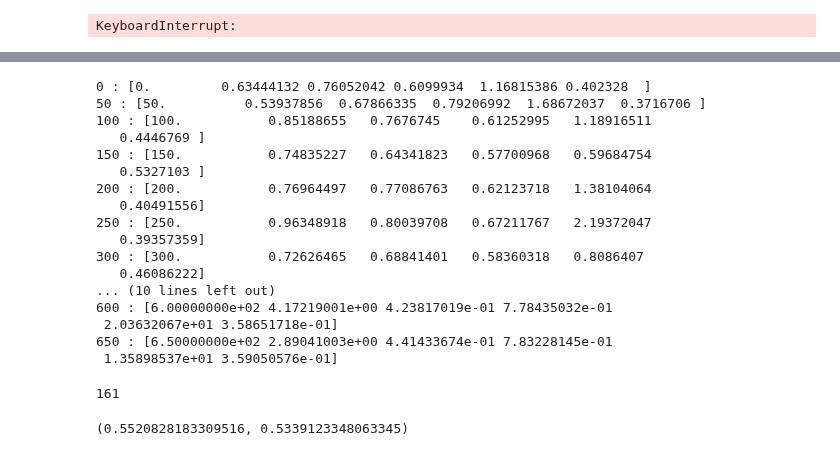
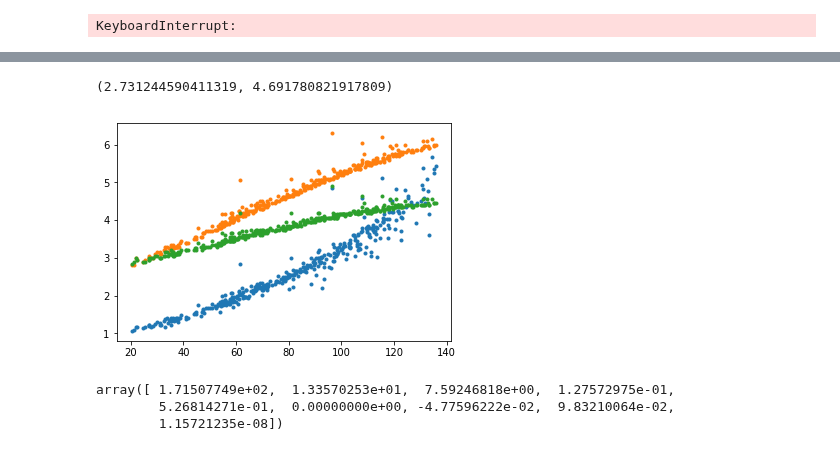
Before and after one commit to p-serna/SpineModel, a Jupyter notebook: Proper Spine Model - Inhibition x2 - Space parameter search CV.ipynb, the cells around one changed output, grey strips where cells are left out. Drawn from its saved outputs; the diff is of its cells as text; code cells hidden in the pictures.

```diff
--- a/Proper Spine Model - Inhibition x2 - Space parameter search CV.ipynb
+++ b/Proper Spine Model - Inhibition x2 - Space parameter search CV.ipynb
@@ -645,11 +749,26 @@ with open("/mnt/data/spine_dofspace.pickle","wb") as f:
+# %%
+plot(spdata['Dss'],times[0][:,1],'.')
+plot(spdata['Dss'],times[2],'.')
+plot(spdata['Dss'],timesr,'.')
+
+mean(times[0][:,1]),mean(times[2])
+# %% [output]
+(2.731244590411319, 4.691780821917809)
+[figure, added]
+# %%
+mes.std(0)/mes.mean(0)
+# %% [output]
+array([ 1.71507749e+02,  1.33570253e+01,  7.59246818e+00,  1.27572975e-01,
+        5.26814271e-01,  0.00000000e+00, -4.77596222e-02,  9.83210064e-02,
+        1.15721235e-08])
 # %%
 fs = [log10(0.05),log10(10.0)]
-n = 10000
+n = 2000
 temp = zeros((n,6))
 factorsf = zeros((n,6))
 for i in range(n):
-    f2,f3,f4,f5 = 10**(rand(4)*(fs[1]-fs[0])+fs[0])
-    f1,f6 = 0.5,1.0
+    f2,f3,f4,f5,f6 = 10**(rand(5)*(fs[1]-fs[0])+fs[0])
+    f1 = 0.5
     factorsf[i,:] = f1,f2,f3,f4,f5,f6
     gtrA = gtrA0*f1
     gtrN = gtrN0*f2
@@ -666,31 +785,13 @@ for i in range(n):
     VDCCa = VDCCa0
     td = 500
     vavg,mes,vtracs,vtracsD,vtracsS,Ctracs,me2,me3,_ = simulateSet(model,spdata,tG = td,ton = 50,toffset = 70,t_stop = 500, EL = EL0,btsr = ones(9)==1,VDCC = VDCCa,dendrec=False)
-    mt = mes.mean(axis=1)
-    st = mes.std(axis=1)
+    mt = mes.mean(axis=0)
+    st = mes.std(axis=0)
     temp[i,:] = [i,mt[3],mt[3]/st[3],mt[1]/st[1],mt[4],mt[4]/st[4]]
     if i%50 == 0:
         print(i,':',temp[i,:])
-        with open("/mnt/data/spine_dofspace2_temp.pickle","wb") as f:
+        with open("/mnt/data/spine_dofspace2c_temp.pickle","wb") as f:
             pickle.dump([factorsf[:i,:],temp[:i,:]],f)
 dendN.Ra = 250
 dendc.Ra = 250
 spdata['Rneck'] = Rneck0*1.0
-# %% [output]
-0 : [0.         0.63444132 0.76052042 0.6099934  1.16815386 0.402328  ]
-50 : [50.          0.53937856  0.67866335  0.79206992  1.68672037  0.3716706 ]
-100 : [100.           0.85188655   0.7676745    0.61252995   1.18916511
-   0.4446769 ]
-150 : [150.           0.74835227   0.64341823   0.57700968   0.59684754
-   0.5327103 ]
-200 : [200.           0.76964497   0.77086763   0.62123718   1.38104064
-   0.40491556]
-250 : [250.           0.96348918   0.80039708   0.67211767   2.19372047
-   0.39357359]
-300 : [300.           0.72626465   0.68841401   0.58360318   0.8086407
-   0.46086222]
-... (10 lines left out)
-600 : [6.00000000e+02 4.17219001e+00 4.23817019e-01 7.78435032e-01
- 2.03632067e+01 3.58651718e-01]
-650 : [6.50000000e+02 2.89041003e+00 4.41433674e-01 7.83228145e-01
- 1.35898537e+01 3.59050576e-01]
@@ -703,7 +797,0 @@ vavg,mes,vtracs,vtracsD,vtracsS,Ctracs,me2,me3,_ = simulateSet(model,spdata,tG =
-# %%
-sel = (spdata['Vh']<.05)*(spdata['Dss']>0.)*(spdata['Dss']<200)
-print(sel.sum())
-mes[sel,3].std()/mes[sel,3].mean(),spdata['A1'][sel].std()/spdata['A1'][sel].mean()
-# %% [output]
-161
-(0.5520828183309516, 0.5339123348063345)
```
Also changed, not shown: parts of 24 cells of this notebook, 5 other files.
